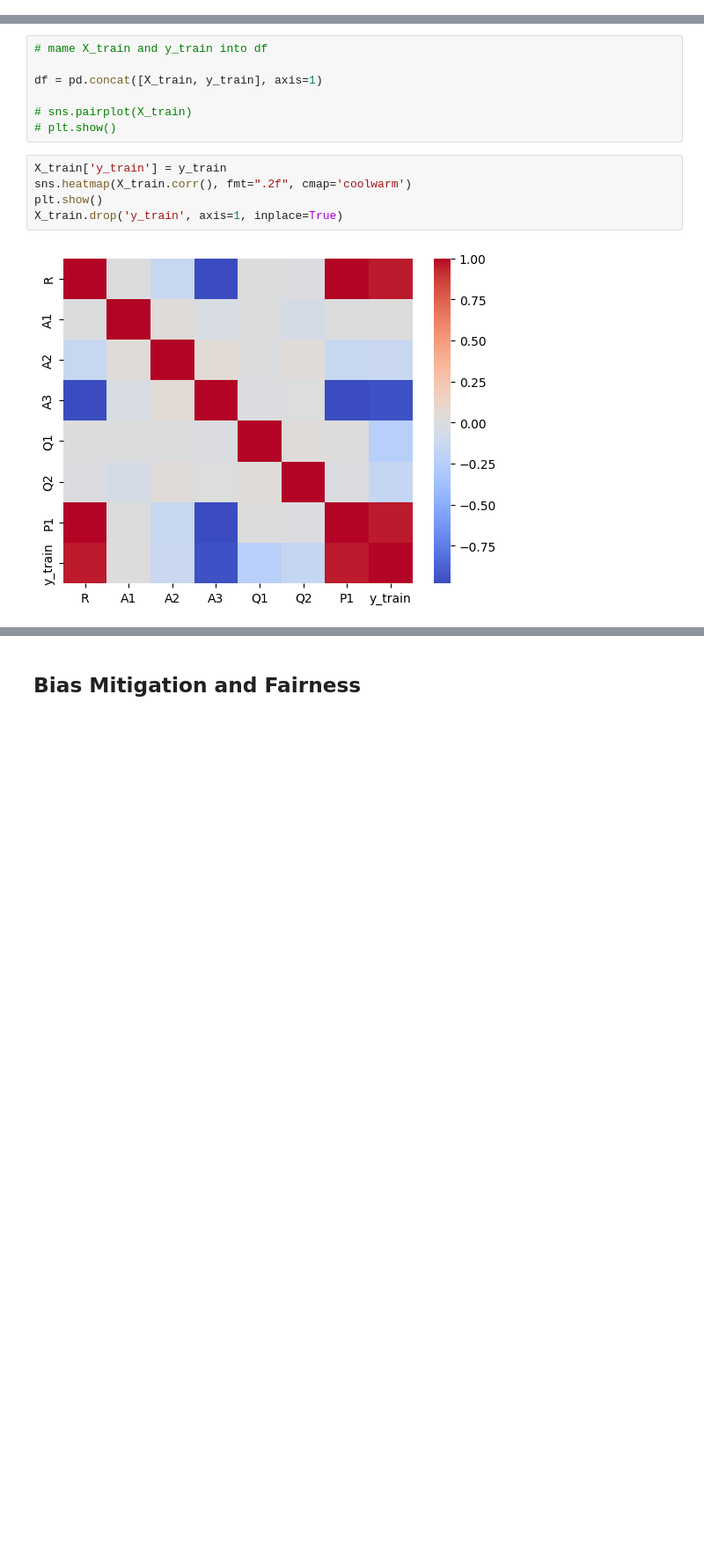
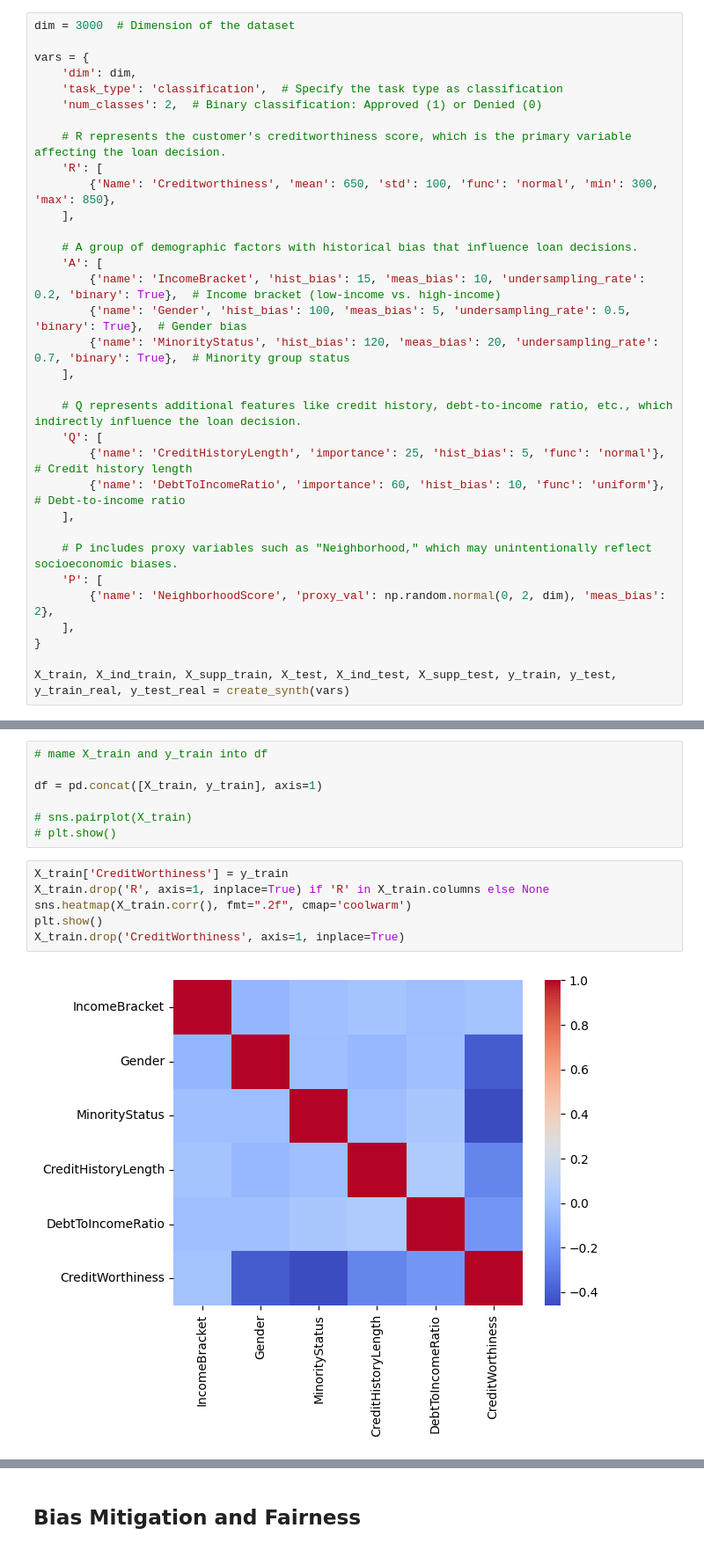
Before and after one commit to PRCSousa/Tabular-Bias-Simulation-And-Mitigation, a Jupyter notebook: main.ipynb, the cells around one changed output, grey strips where cells are left out. Shown at 88% size. Saved outputs shown, nothing was run; the diff lists cells and outputs as text; blank space fills up the shorter version.

```diff
--- a/main.ipynb
+++ b/main.ipynb
@@ -304,0 +224,33 @@ Correlation between R and P1:  [[1.         0.99998858]
+# %%
+dim = 3000  # Dimension of the dataset
+
+vars = {
+    'dim': dim,
+    'task_type': 'classification',  # Specify the task type as classification
+    'num_classes': 2,  # Binary classification: Approved (1) or Denied (0)
+
+    # R represents the customer's creditworthiness score, which is the primary variable affecting the loan decision.
+    'R': [
+        {'Name': 'Creditworthiness', 'mean': 650, 'std': 100, 'func': 'normal', 'min': 300, 'max': 850},
+    ],
+
+    # A group of demographic factors with historical bias that influence loan decisions.
+    'A': [
+        {'name': 'IncomeBracket', 'hist_bias': 15, 'meas_bias': 10, 'undersampling_rate': 0.2, 'binary': True},  # Income bracket (low-income vs. high-income)
+        {'name': 'Gender', 'hist_bias': 100, 'meas_bias': 5, 'undersampling_rate': 0.5, 'binary': True},  # Gender bias
+        {'name': 'MinorityStatus', 'hist_bias': 120, 'meas_bias': 20, 'undersampling_rate': 0.7, 'binary': True},  # Minority group status
+    ],
+
+    # Q represents additional features like credit history, debt-to-income ratio, etc., which indirectly influence the loan decision.
+    'Q': [
+        {'name': 'CreditHistoryLength', 'importance': 25, 'hist_bias': 5, 'func': 'normal'},  # Credit history length
+        {'name': 'DebtToIncomeRatio', 'importance': 60, 'hist_bias': 10, 'func': 'uniform'},  # Debt-to-income ratio
+    ],
+
+    # P includes proxy variables such as "Neighborhood," which may unintentionally reflect socioeconomic biases.
+    'P': [
+        {'name': 'NeighborhoodScore', 'proxy_val': np.random.normal(0, 2, dim), 'meas_bias': 2},
+    ],
+}
+
+X_train, X_ind_train, X_supp_train, X_test, X_ind_test, X_supp_test, y_train, y_test, y_train_real, y_test_real = create_synth(vars)
@@ -321,10 +275,11 @@ df = pd.concat([X_train, y_train], axis=1)
 # sns.pairplot(X_train)
 # plt.show()
 # %%
-X_train['y_train'] = y_train
+X_train['CreditWorthiness'] = y_train
+X_train.drop('R', axis=1, inplace=True) if 'R' in X_train.columns else None
 sns.heatmap(X_train.corr(), fmt=".2f", cmap='coolwarm')
 plt.show()
-X_train.drop('y_train', axis=1, inplace=True)
+X_train.drop('CreditWorthiness', axis=1, inplace=True)
 # %% [output]
-[figure, old version]
+[figure, new version]
 # %%
```
Also changed, not shown: parts of 23 cells of this notebook.
